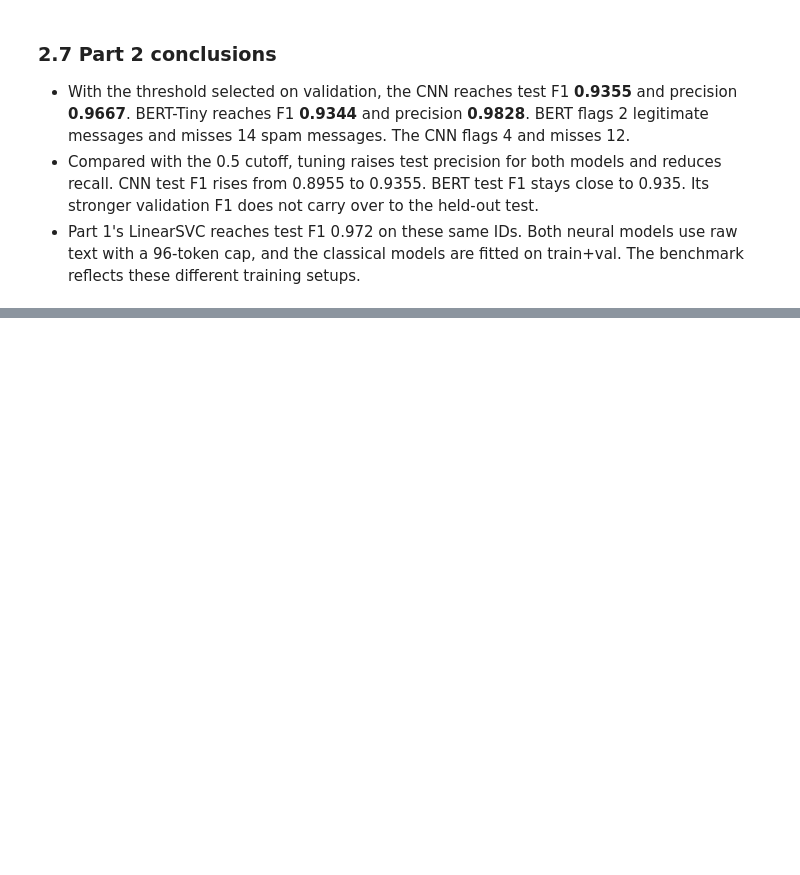
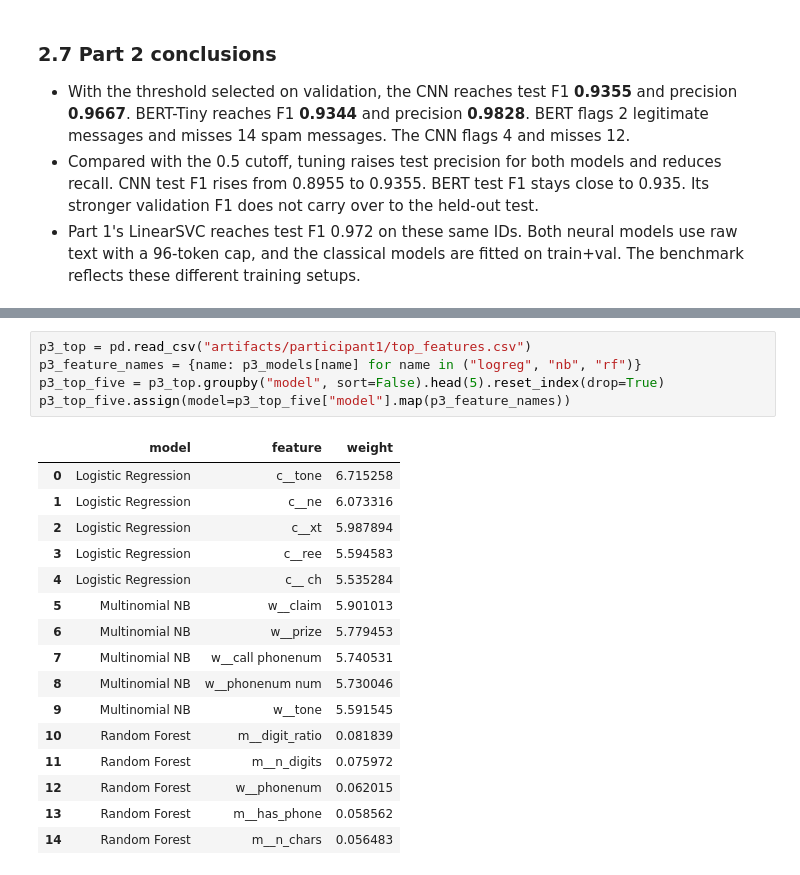
Before and after one commit to dench1k1ng/ml_midterm, a Jupyter notebook: Final_Denis_Shin_Abylay_Latiyev_Nikita_Vassilenko.ipynb, the cells around one changed output, grey strips where cells are left out. Saved outputs shown, nothing was run; the diff lists cells and outputs as text; blank space fills up the shorter version.

```diff
--- a/Final_Denis_Shin_Abylay_Latiyev_Nikita_Vassilenko.ipynb
+++ b/Final_Denis_Shin_Abylay_Latiyev_Nikita_Vassilenko.ipynb
@@ -805,0 +905,22 @@ _To be completed by Participant 3._
+# %%
+p3_top = pd.read_csv("artifacts/participant1/top_features.csv")
+p3_feature_names = {name: p3_models[name] for name in ("logreg", "nb", "rf")}
+p3_top_five = p3_top.groupby("model", sort=False).head(5).reset_index(drop=True)
+p3_top_five.assign(model=p3_top_five["model"].map(p3_feature_names))
+# %% [output]
+|  | model | feature | weight |
+| 0 | Logistic Regression | c__tone | 6.715258 |
+| 1 | Logistic Regression | c__ne | 6.073316 |
+| 2 | Logistic Regression | c__xt | 5.987894 |
+| 3 | Logistic Regression | c__ree | 5.594583 |
+| 4 | Logistic Regression | c__ ch | 5.535284 |
+| 5 | Multinomial NB | w__claim | 5.901013 |
+| 6 | Multinomial NB | w__prize | 5.779453 |
+| 7 | Multinomial NB | w__call phonenum | 5.740531 |
+| 8 | Multinomial NB | w__phonenum num | 5.730046 |
+| 9 | Multinomial NB | w__tone | 5.591545 |
+| 10 | Random Forest | m__digit_ratio | 0.081839 |
+| 11 | Random Forest | m__n_digits | 0.075972 |
+| 12 | Random Forest | w__phonenum | 0.062015 |
+| 13 | Random Forest | m__has_phone | 0.058562 |
+| 14 | Random Forest | m__n_chars | 0.056483 |
```
Also changed, not shown: parts of 9 cells of this notebook, 7 other files.
